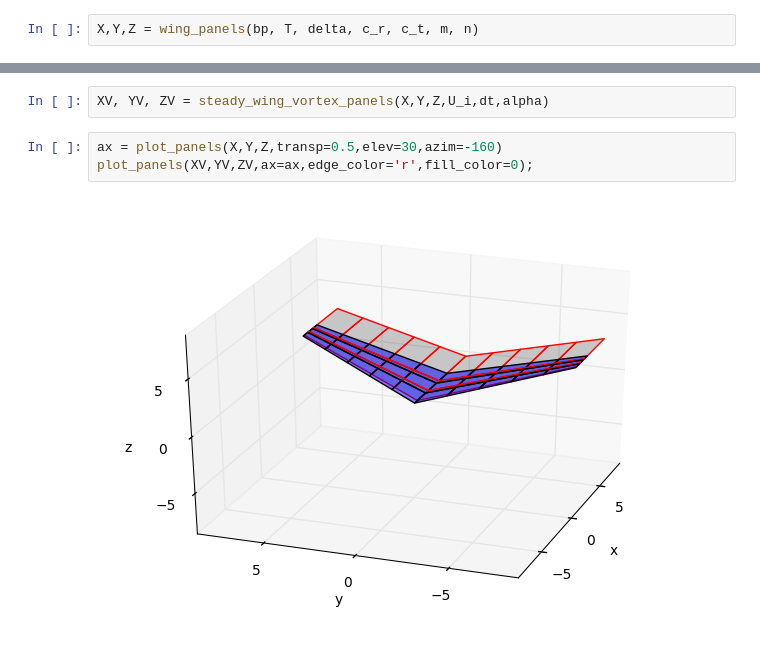
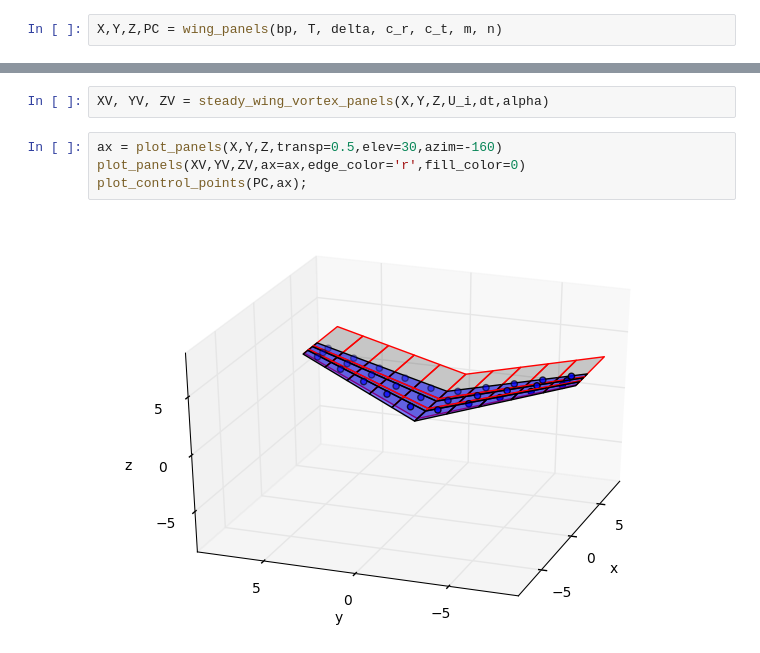
Before and after one commit to partmor/ezaero, a Jupyter notebook: aero.ipynb, the cells around one changed output, grey strips where cells are left out. Drawn from its saved outputs; the diff is of its cells as text.

Commit message:
control points defined and plotted

```diff
--- a/aero.ipynb
+++ b/aero.ipynb
@@ -16,7 +16,7 @@ U_i = 100
 dt = 0.1
 alpha = 5*np.pi/180
 # %%
-X,Y,Z = wing_panels(bp, T, delta, c_r, c_t, m, n)
+X,Y,Z,PC = wing_panels(bp, T, delta, c_r, c_t, m, n)
 # %%
 plot_panels(X,Y,Z);
 # %% [output]
@@ -25,6 +25,7 @@ plot_panels(X,Y,Z);
 XV, YV, ZV = steady_wing_vortex_panels(X,Y,Z,U_i,dt,alpha)
 # %%
 ax = plot_panels(X,Y,Z,transp=0.5,elev=30,azim=-160)
-plot_panels(XV,YV,ZV,ax=ax,edge_color='r',fill_color=0);
+plot_panels(XV,YV,ZV,ax=ax,edge_color='r',fill_color=0)
+plot_control_points(PC,ax);
 # %% [output]
-[figure, old version]
+[figure, new version]
```
Also changed, not shown: parts of 1 cell of this notebook, 1 other file.
